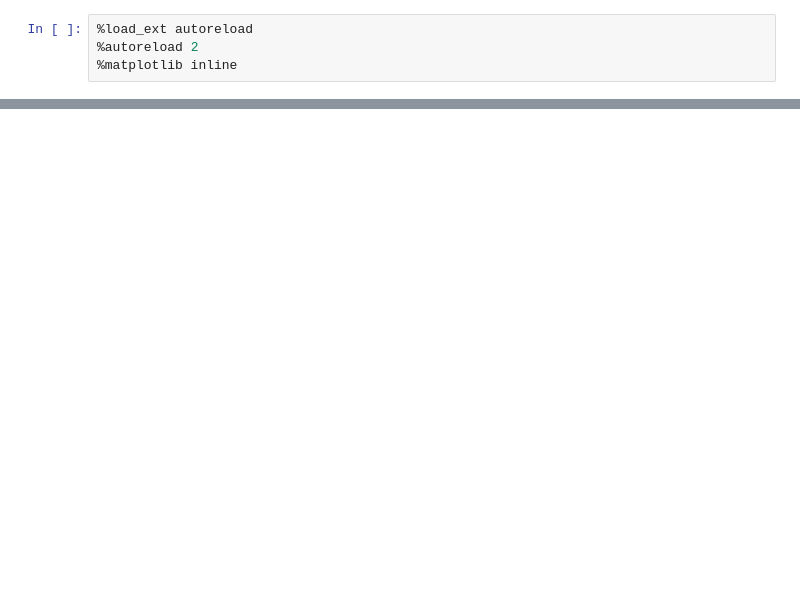
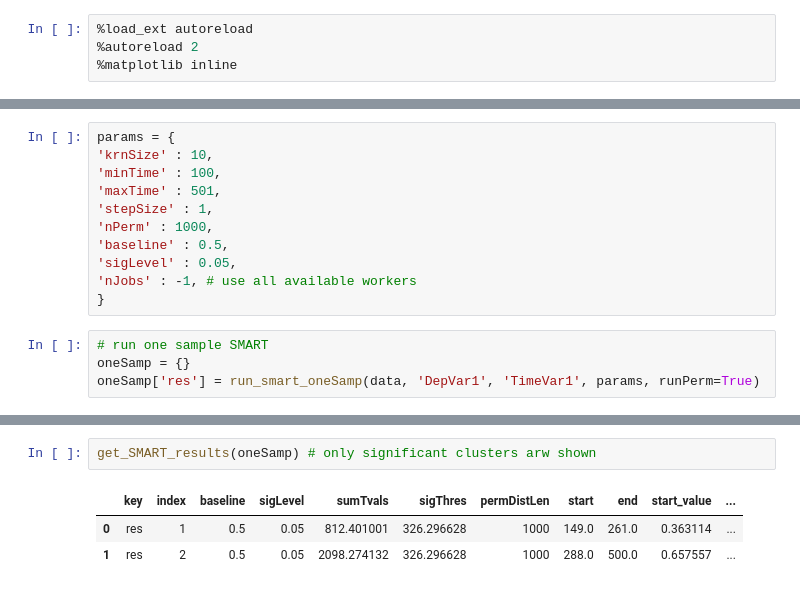
Before and after one commit to HanZhang-psych/SMART, a Jupyter notebook: testSMART.ipynb, the cells around one changed output, grey strips where cells are left out. Saved outputs shown, nothing was run; the diff lists cells and outputs as text; blank space fills up the shorter version.

```diff
--- a/testSMART.ipynb
+++ b/testSMART.ipynb
@@ -169,0 +111,15 @@ print(time.time() - t)
+# %%
+params = {
+'krnSize' : 10,
+'minTime' : 100,
+'maxTime' : 501,
+'stepSize' : 1,
+'nPerm' : 1000,
+'baseline' : 0.5,
+'sigLevel' : 0.05,
+'nJobs' : -1, # use all available workers
+}
+# %%
+# run one sample SMART
+oneSamp = {}
+oneSamp['res'] = run_smart_oneSamp(data, 'DepVar1', 'TimeVar1', params, runPerm=True)
@@ -169,0 +135,6 @@ print(time.time() - t)
+# %%
+get_SMART_results(oneSamp) # only significant clusters arw shown
+# %% [output]
+|  | key | index | baseline | sigLevel | sumTvals | sigThres | permDistLen | start | end | start_value | ... |
+| 0 | res | 1 | 0.5 | 0.05 | 812.401001 | 326.296628 | 1000 | 149.0 | 261.0 | 0.363114 | ... |
+| 1 | res | 2 | 0.5 | 0.05 | 2098.274132 | 326.296628 | 1000 | 288.0 | 500.0 | 0.657557 | ... |
```
Also changed, not shown: parts of 34 cells of this notebook, 5 other files.
